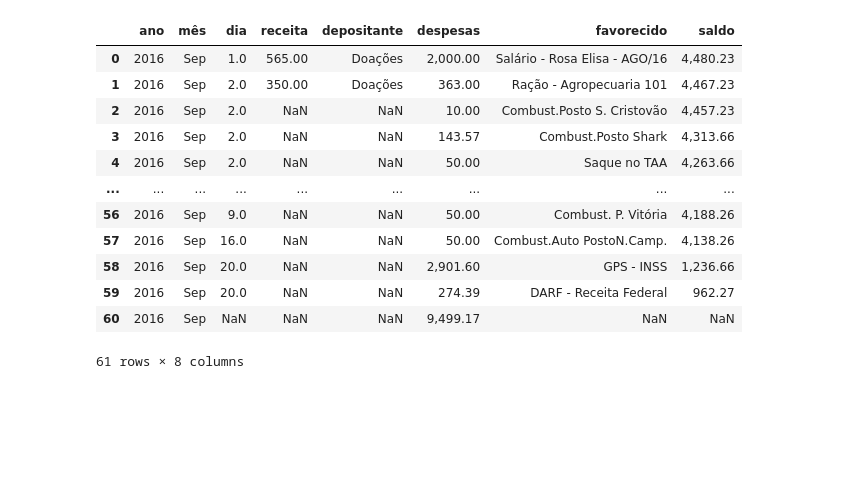
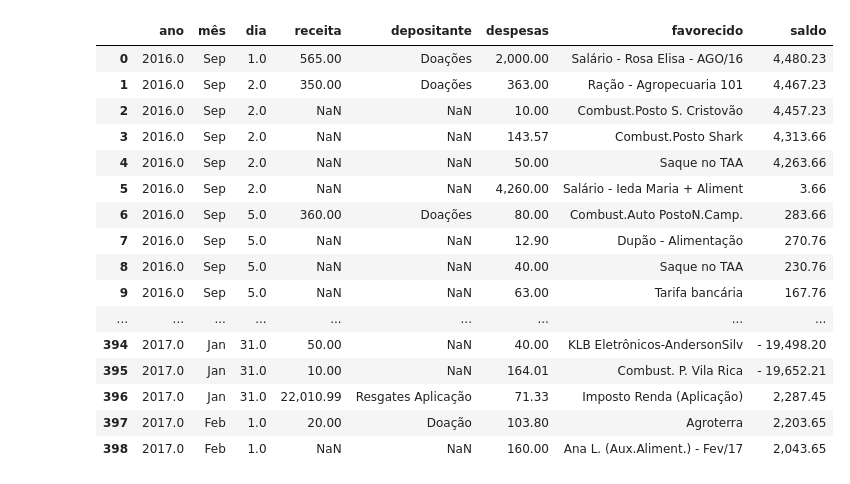
Before and after one commit to vdechen/DataAnalysis_NGO, a Jupyter notebook: Code.ipynb, the cells around one changed output. Drawn from its saved outputs; the diff is of its cells as text; code cells hidden in the pictures; blank space fills up the shorter version.

```diff
--- a/Code.ipynb
+++ b/Code.ipynb
@@ -5,6 +5,7 @@
 import pandas as pd
 import numpy as np
 import re
+pd.options.display.max_rows = 1000
 data = pd.read_csv(r"C:\Users\Vanessa\Downloads\Projeto Final\2016 - 2023.csv", usecols = [0, 1, 2, 4, 5, 7], index_col = None)
 # %%
 # split csv into a list a dataframes
@@ -48,17 +49,26 @@ See the caveats in the documentation: https://pandas.pydata.org/pandas-docs/stab
-# %%
-data = pd.read_excel(r"C:\Users\Vanessa\Downloads\Projeto Final\tabela_0.xls")
-data
-# %% [output]
-|  | ano | mês | dia | receita | depositante | despesas | favorecido | saldo |
-| 0 | 2016 | Sep | 1.0 | 565.00 | Doações | 2,000.00 | Salário - Rosa Elisa - AGO/16 | 4,480.23 |
-| 1 | 2016 | Sep | 2.0 | 350.00 | Doações | 363.00 | Ração - Agropecuaria 101 | 4,467.23 |
-| 2 | 2016 | Sep | 2.0 | NaN | NaN | 10.00 | Combust.Posto S. Cristovão | 4,457.23 |
-| 3 | 2016 | Sep | 2.0 | NaN | NaN | 143.57 | Combust.Posto Shark | 4,313.66 |
-| 4 | 2016 | Sep | 2.0 | NaN | NaN | 50.00 | Saque no TAA | 4,263.66 |
-| ... | ... | ... | ... | ... | ... | ... | ... | ... |
-| 56 | 2016 | Sep | 9.0 | NaN | NaN | 50.00 | Combust. P. Vitória | 4,188.26 |
-| 57 | 2016 | Sep | 16.0 | NaN | NaN | 50.00 | Combust.Auto PostoN.Camp. | 4,138.26 |
-| 58 | 2016 | Sep | 20.0 | NaN | NaN | 2,901.60 | GPS - INSS | 1,236.66 |
-| 59 | 2016 | Sep | 20.0 | NaN | NaN | 274.39 | DARF - Receita Federal | 962.27 |
-| 60 | 2016 | Sep | NaN | NaN | NaN | 9,499.17 | NaN | NaN |
-61 rows × 8 columns
+# %%
+# read excel files after manual cleaning and join tables in a single dataset
+tables_df = pd.DataFrame()
+for i in range(0,82):
+    a = pd.read_excel(fr"C:\Users\Vanessa\Downloads\Dados\Programas\Repositório Git\NGO_DataAnalysis\clean tables\tabela_{i}.xls")
+    tables_df = pd.concat([tables_df, a], ignore_index = True)
+
+tables_df.head(1000)
+# %% [output]
+|  | ano | mês | dia | receita | depositante | despesas | favorecido | saldo |
+| 0 | 2016.0 | Sep | 1.0 | 565.00 | Doações | 2,000.00 | Salário - Rosa Elisa - AGO/16 | 4,480.23 |
+| 1 | 2016.0 | Sep | 2.0 | 350.00 | Doações | 363.00 | Ração - Agropecuaria 101 | 4,467.23 |
+| 2 | 2016.0 | Sep | 2.0 | NaN | NaN | 10.00 | Combust.Posto S. Cristovão | 4,457.23 |
+| 3 | 2016.0 | Sep | 2.0 | NaN | NaN | 143.57 | Combust.Posto Shark | 4,313.66 |
+| 4 | 2016.0 | Sep | 2.0 | NaN | NaN | 50.00 | Saque no TAA | 4,263.66 |
+| 5 | 2016.0 | Sep | 2.0 | NaN | NaN | 4,260.00 | Salário - Ieda Maria + Aliment | 3.66 |
+| 6 | 2016.0 | Sep | 5.0 | 360.00 | Doações | 80.00 | Combust.Auto PostoN.Camp. | 283.66 |
+| 7 | 2016.0 | Sep | 5.0 | NaN | NaN | 12.90 | Dupão - Alimentação | 270.76 |
+| 8 | 2016.0 | Sep | 5.0 | NaN | NaN | 40.00 | Saque no TAA | 230.76 |
+| 9 | 2016.0 | Sep | 5.0 | NaN | NaN | 63.00 | Tarifa bancária | 167.76 |
+| ... | ... | ... | ... | ... | ... | ... | ... | ... |
+| 394 | 2017.0 | Jan | 31.0 | 50.00 | NaN | 40.00 | KLB Eletrônicos-AndersonSilv | - 19,498.20 |
+| 395 | 2017.0 | Jan | 31.0 | 10.00 | NaN | 164.01 | Combust. P. Vila Rica | - 19,652.21 |
+| 396 | 2017.0 | Jan | 31.0 | 22,010.99 | Resgates Aplicação | 71.33 | Imposto Renda (Aplicação) | 2,287.45 |
+| 397 | 2017.0 | Feb | 1.0 | 20.00 | Doação | 103.80 | Agroterra | 2,203.65 |
+| 398 | 2017.0 | Feb | 1.0 | NaN | NaN | 160.00 | Ana L. (Aux.Aliment.) - Fev/17 | 2,043.65 |
```
Also changed, not shown: parts of 8 cells of this notebook.
